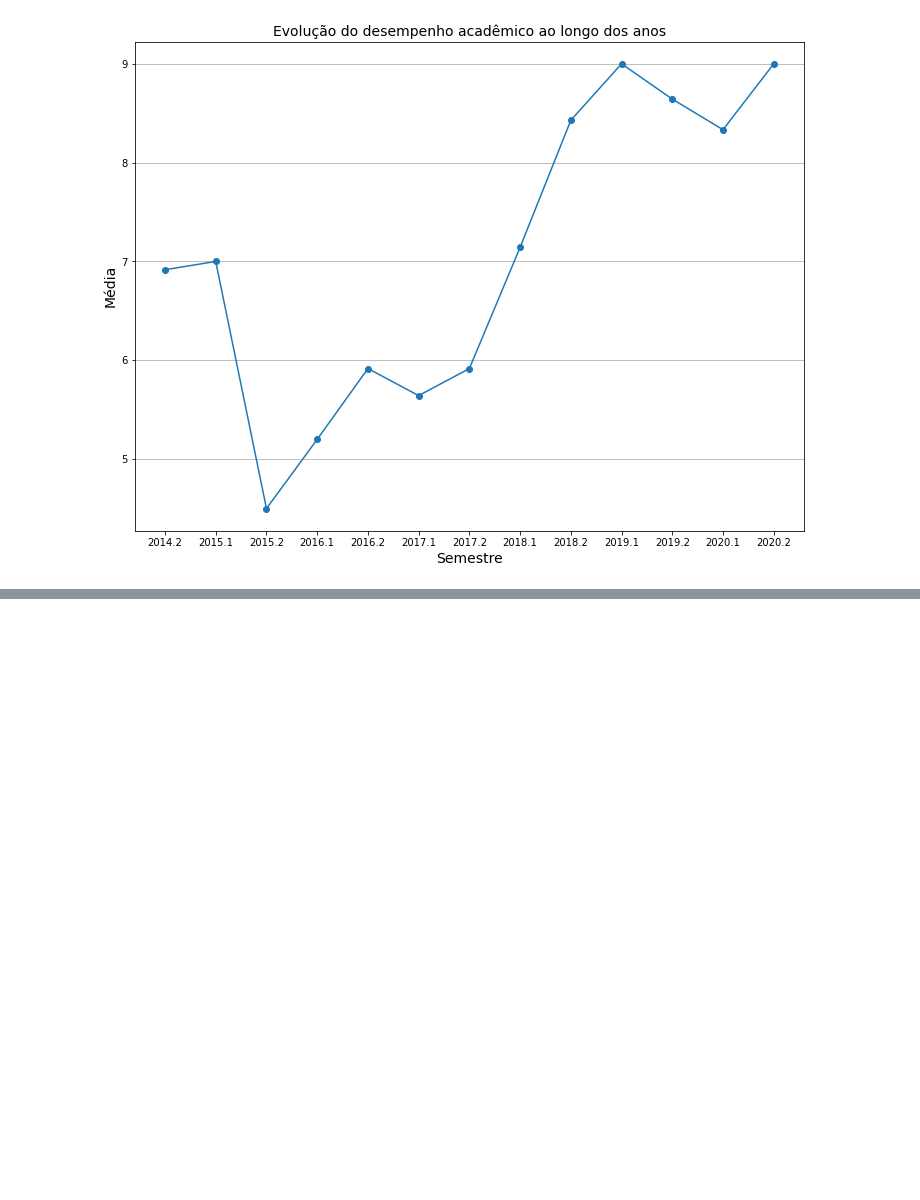
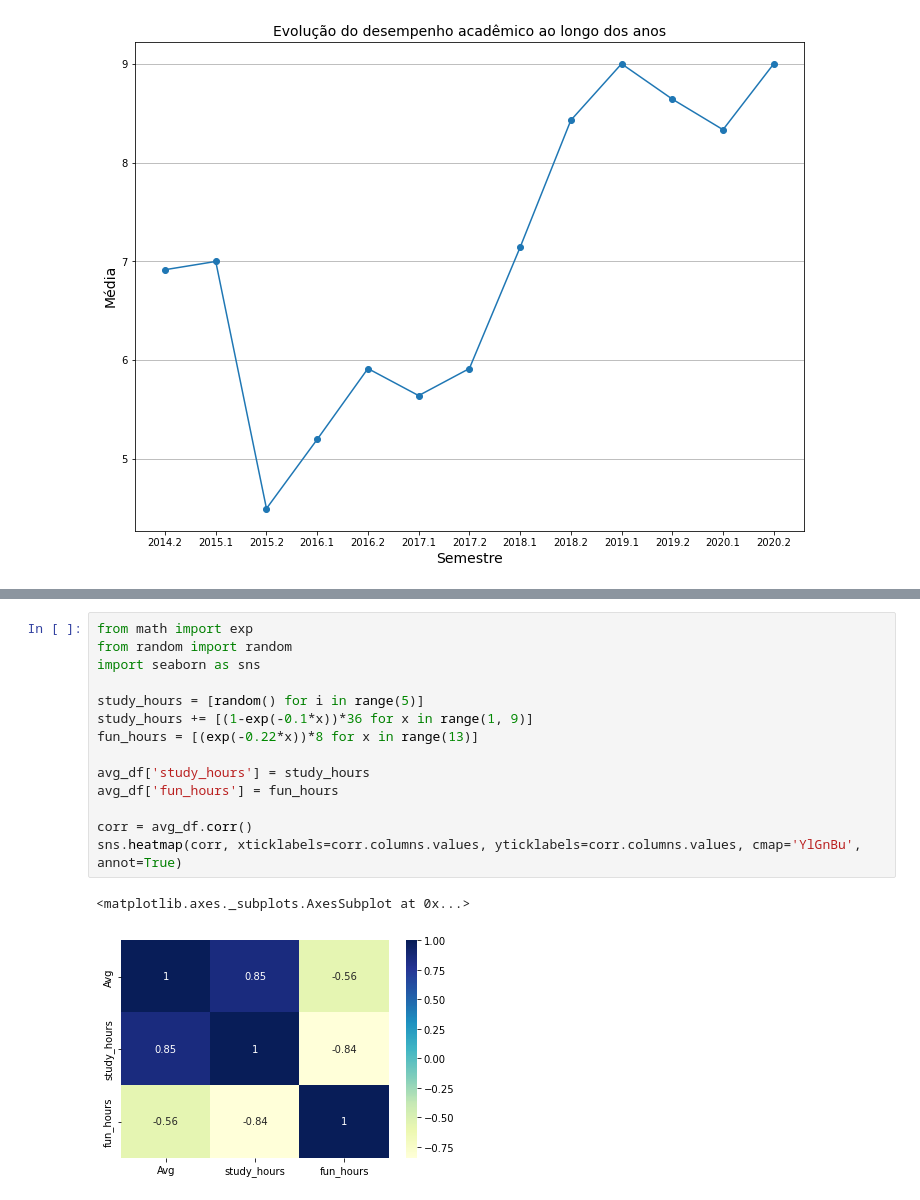
Before and after one commit to giacomocolonetti/giacomocolonetti, a Jupyter notebook: me.ipynb, the cells around one changed output, grey strips where cells are left out. Saved outputs shown, nothing was run; the diff lists cells and outputs as text; blank space fills up the shorter version.

```diff
--- a/me.ipynb
+++ b/me.ipynb
@@ -51,0 +52,17 @@ for semester in semestres:
+# %%
+from math import exp
+from random import random
+import seaborn as sns
+
+study_hours = [random() for i in range(5)]
+study_hours += [(1-exp(-0.1*x))*36 for x in range(1, 9)]
+fun_hours = [(exp(-0.22*x))*8 for x in range(13)]
+
+avg_df['study_hours'] = study_hours
+avg_df['fun_hours'] = fun_hours
+
+corr = avg_df.corr()
+sns.heatmap(corr, xticklabels=corr.columns.values, yticklabels=corr.columns.values, cmap='YlGnBu', annot=True)
+# %% [output]
+<matplotlib.axes._subplots.AxesSubplot at 0x...>
+[figure, added]
```
Also changed, not shown: parts of 1 cell of this notebook.
